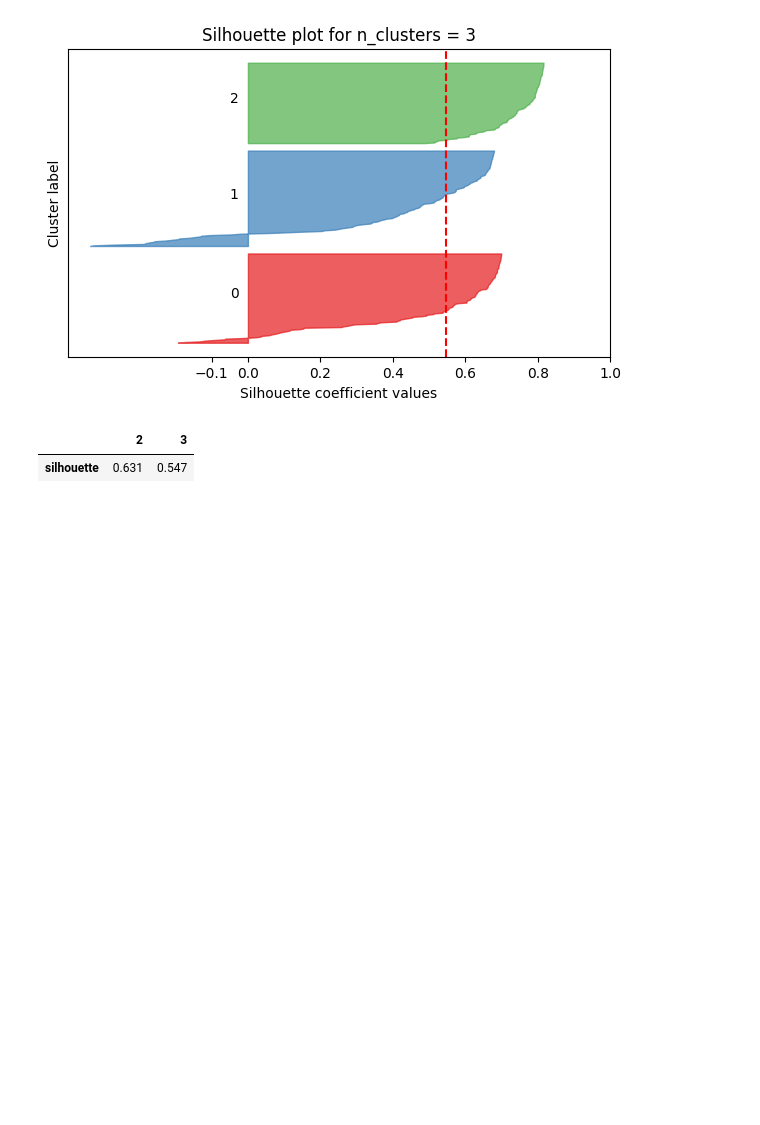
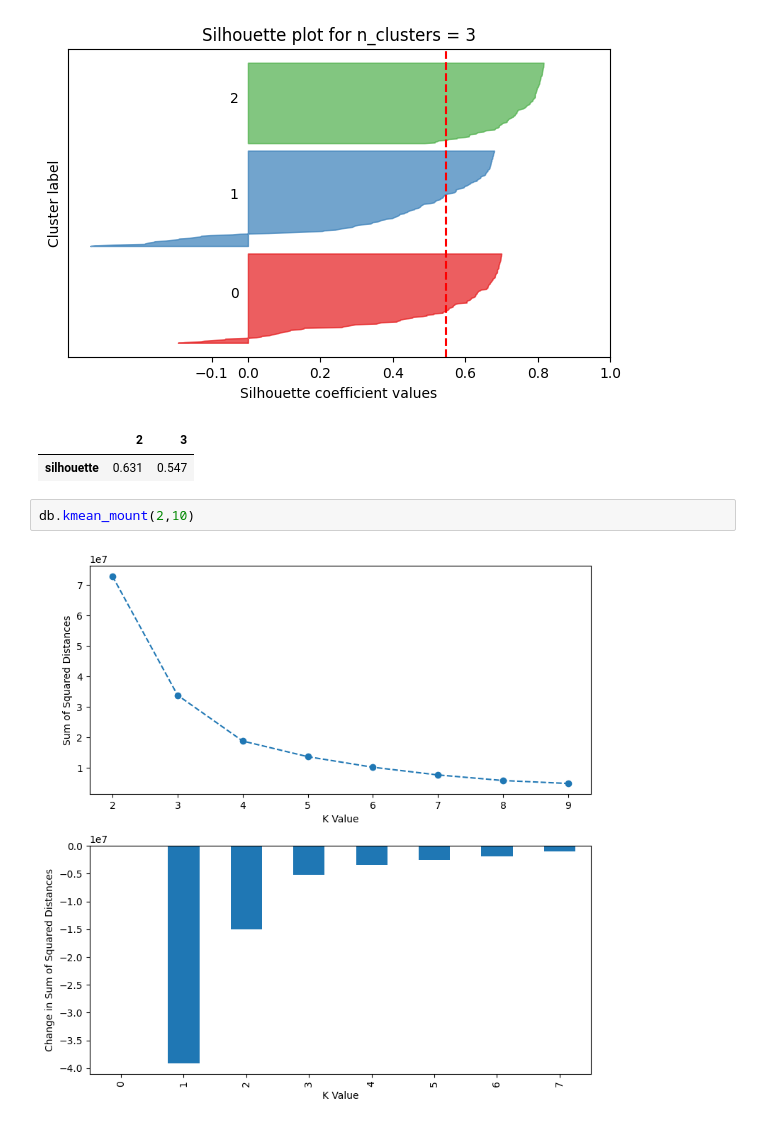
Before and after one commit to Familenko/cluster_tool, a Jupyter notebook: test_notebook.ipynb, the cells around one changed output. Drawn from its saved outputs; the diff is of its cells as text; blank space fills up the shorter version.

Commit message:
create kmean_mount & kmean_knife

```diff
--- a/test_notebook.ipynb
+++ b/test_notebook.ipynb
@@ -62,3 +61,7 @@ n_clusters = 3 average silhouette_score = 0.547
 [figure]
 |  | 2 | 3 |
 | silhouette | 0.631 | 0.547 |
+# %%
+db.kmean_mount(2,10)
+# %% [output]
+[figure, added]
```
Also changed, not shown: parts of 3 cells of this notebook, 4 other files.
